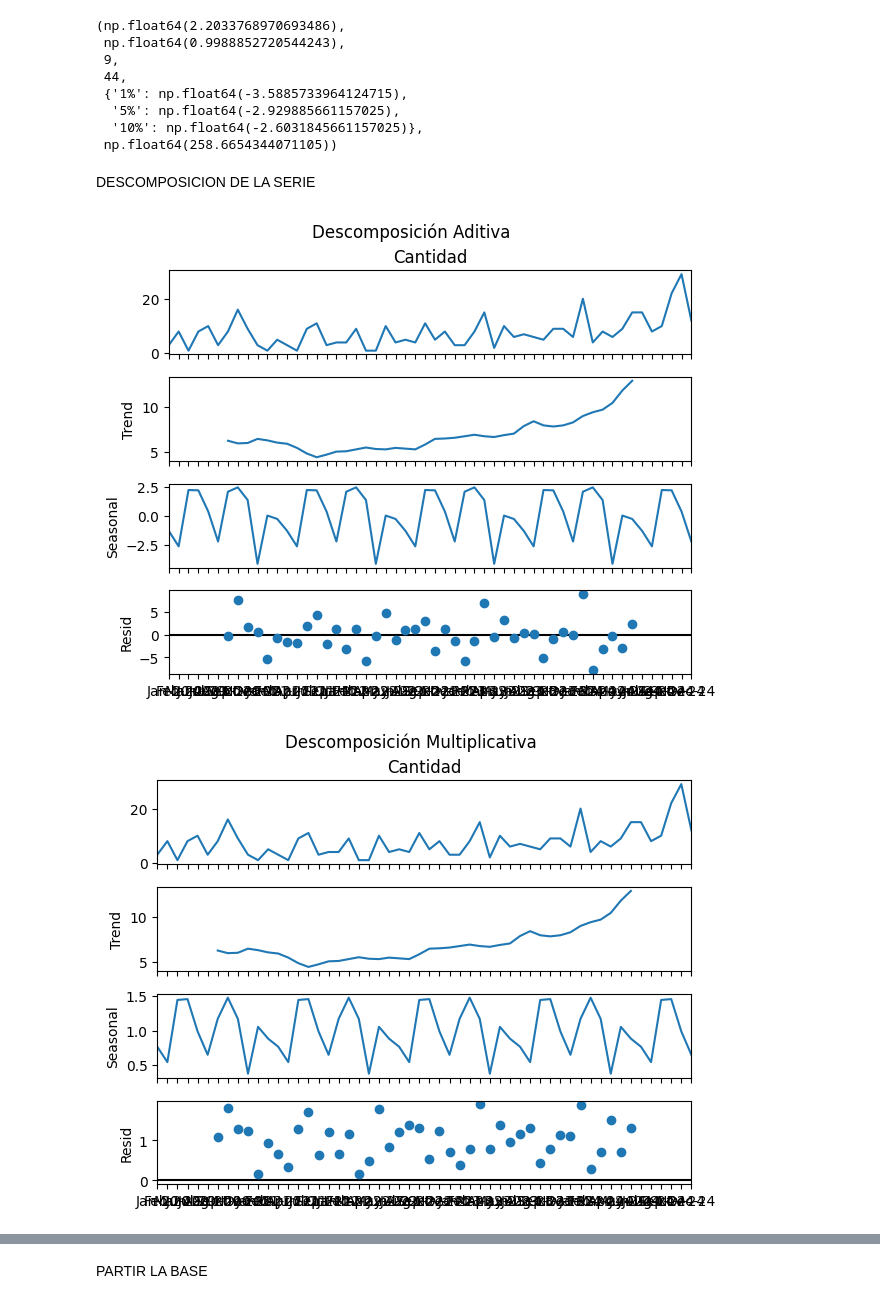
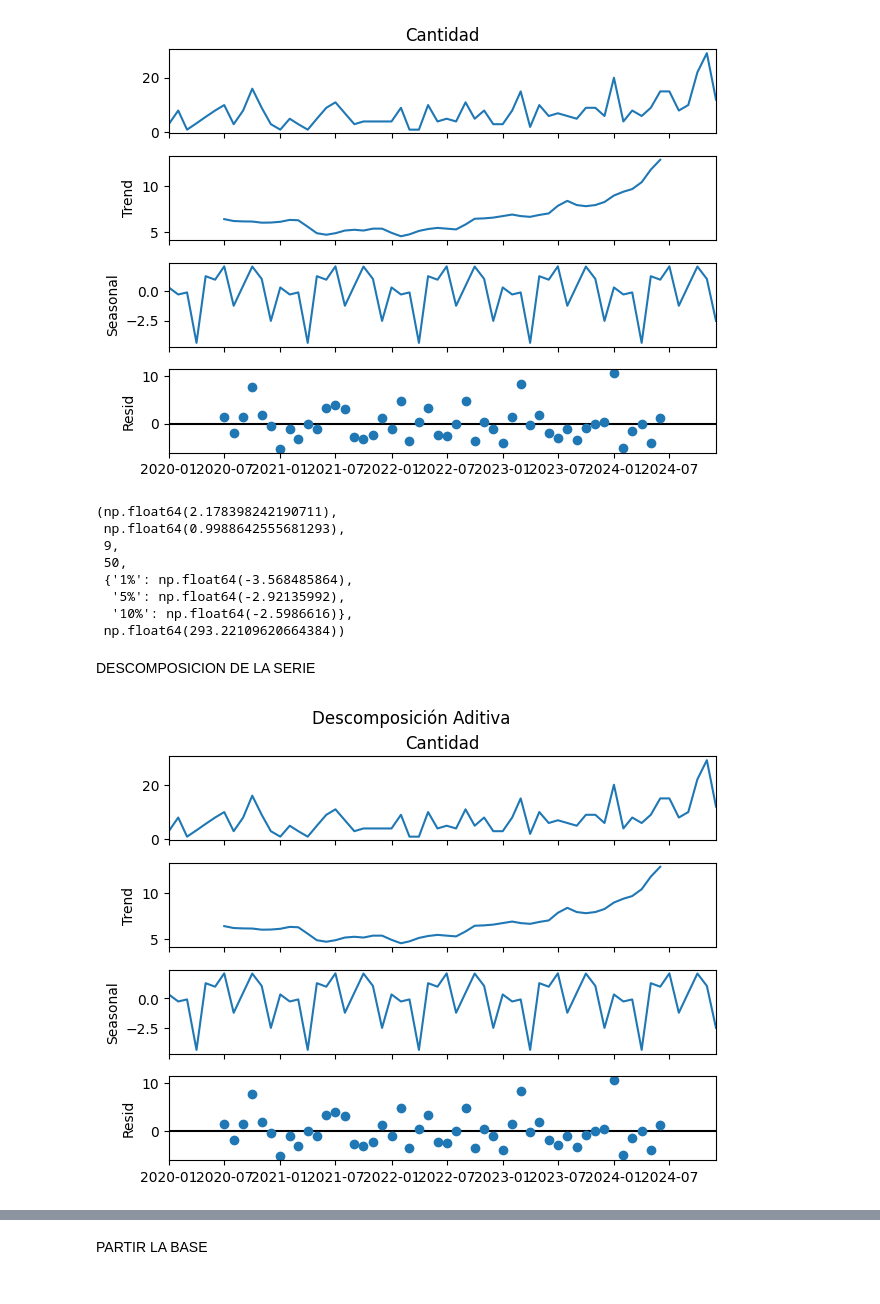
Before and after one commit to serway-hub/Proyecto_pronostico, a Jupyter notebook: pronosticos_pergolite.ipynb, the cells around one changed output, grey strips where cells are left out. Cells and saved outputs as stored; diff of their text form; code cells hidden in the pictures.

```diff
--- a/pronosticos_pergolite.ipynb
+++ b/pronosticos_pergolite.ipynb
@@ -78,48 +103,51 @@ plt.legend()
+# %%
+#decomposition = seasonal_decompose(base_analisis_pergolite['Cantidad'], model='additive')
+#decomposition.plot()
+#plt.show()
+
+decompositionu = seasonal_decompose(base_analisis_pergolite['Cantidad'], model='additive')
+decompositionu.plot()
+plt.show()
+# %% [output]
+[figure, added]
 # %%
 #prueba de dickey-fuller aumentada
 # %%
 from statsmodels.tsa.stattools import adfuller
 # %%
-resultado = adfuller(base_analisis['Cantidad'])
+resultado = adfuller(base_analisis_pergolite['Cantidad'])
 
 resultado
 # %% [output]
-(np.float64(2.2033768970693486),
- np.float64(0.9988852720544243),
+(np.float64(2.178398242190711),
+ np.float64(0.9988642555681293),
  9,
- 44,
- {'1%': np.float64(-3.5885733964124715),
-  '5%': np.float64(-2.929885661157025),
-  '10%': np.float64(-2.6031845661157025)},
- np.float64(258.6654344071105))
+ 50,
+ {'1%': np.float64(-3.568485864),
+  '5%': np.float64(-2.92135992),
+  '10%': np.float64(-2.5986616)},
+ np.float64(293.22109620664384))
 # %% [markdown]
 DESCOMPOSICION DE LA SERIE
 # %%
 
 # Suponiendo que tu data es mensual con posible estacionalidad de 12 meses
 model = ExponentialSmoothing(
-    base_analisis['Cantidad'],
-    trend='mul',          # tendencia aditiva
-    seasonal='mul',       # estacionalidad aditiva
+    base_analisis_pergolite['Cantidad'],
+    trend='add',          # tendencia aditiva
+    seasonal='add',       # estacionalidad aditiva
     seasonal_periods=12   # 12 meses
 )
 fit = model.fit()
 
-n_test = len(base_analisis['Cantidad'])
+n_test = len(base_analisis_pergolite['Cantidad'])
 hw_forecast = fit.forecast(steps=n_test)
 hw_forecast
 
 # 1. Descomposición aditiva
-result_add = seasonal_decompose(base_analisis['Cantidad'], model='additive', period=12)
+result_add = seasonal_decompose(base_analisis_pergolite['Cantidad'], model='additive', period=12)
 fig_add = result_add.plot()
 fig_add.suptitle('Descomposición Aditiva', y=1.02)
 plt.show()
-
-# 2. Descomposición multiplicativa
-result_mul = seasonal_decompose(base_analisis['Cantidad'], model='multiplicative', period=12)
-fig_mul = result_mul.plot()
-fig_mul.suptitle('Descomposición Multiplicativa', y=1.02)
-plt.show()
 # %% [output]
-[figure, old version]
+[figure, new version]
-[figure, removed]
```
Also changed, not shown: parts of 56 cells of this notebook, 40 other files.
